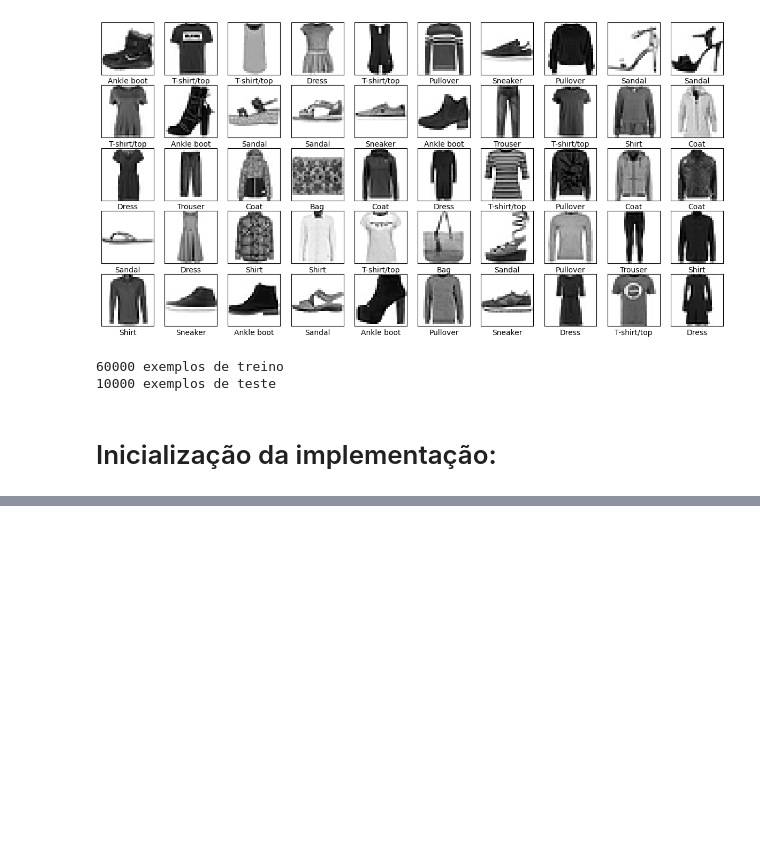
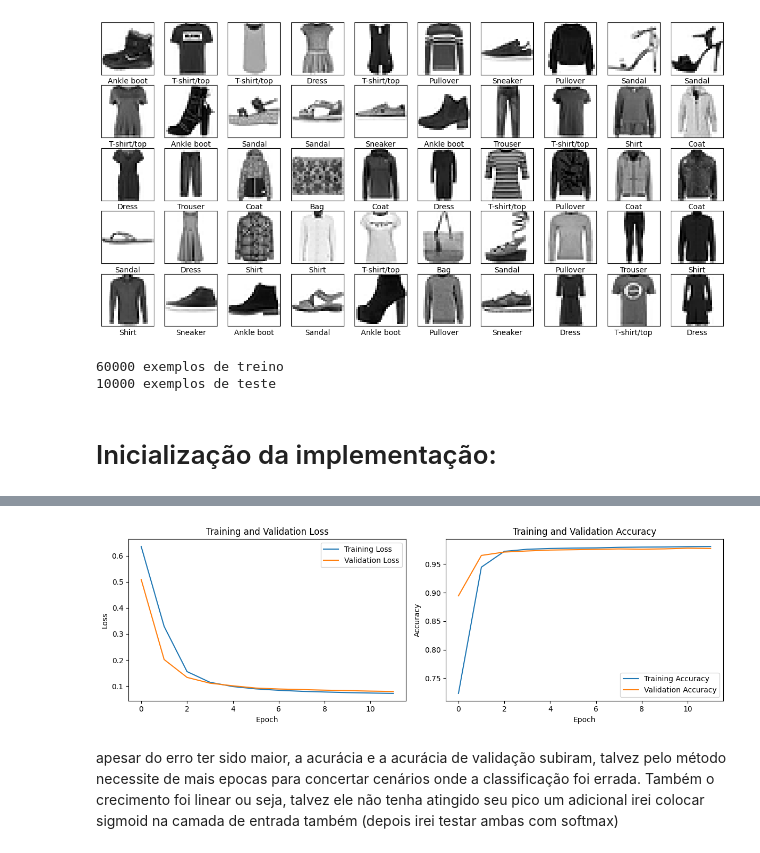
Before and after one commit to gustavoSutil/materia-IA, a Jupyter notebook: deep-learn/t1/t1.ipynb, the cells around one changed output, grey strips where cells are left out. Cells and saved outputs as stored; diff of their text form; code cells hidden in the pictures; blank space fills up the shorter version.

```diff
--- a/deep-learn/t1/t1.ipynb
+++ b/deep-learn/t1/t1.ipynb
@@ -112,0 +367,27 @@ y_test = tf.keras.utils.to_categorical(test_labels, num_classes)
+# %%
+plt.figure(figsize=(12, 4))
+
+# erro em funçao das epocas ou t
+plt.subplot(1, 2, 1)
+plt.plot(history.history['loss'], label='Training Loss')
+plt.plot(history.history['val_loss'], label='Validation Loss')
+plt.title('Training and Validation Loss')
+plt.xlabel('Epoch')
+plt.ylabel('Loss')
+plt.legend()
+
+# evolução da acurácia em funcao das épocas
+plt.subplot(1, 2, 2)
+plt.plot(history.history['accuracy'], label='Training Accuracy')
+plt.plot(history.history['val_accuracy'], label='Validation Accuracy')
+plt.title('Training and Validation Accuracy')
+plt.xlabel('Epoch')
+plt.ylabel('Accuracy')
+plt.legend()
+
+plt.tight_layout()
+plt.show()
+# %% [output]
+[figure, added]
+# %% [markdown]
+apesar do erro ter sido maior, a acurácia e a acurácia de validação subiram, talvez pelo método necessite de mais epocas para concertar cenários onde a classificação foi errada. Também o crecimento foi linear ou seja, talvez ele não tenha atingido seu pico um adicional irei colocar sigmoid na camada de entrada também (depois irei testar ambas com softmax)
```
Also changed, not shown: parts of 21 cells of this notebook.
